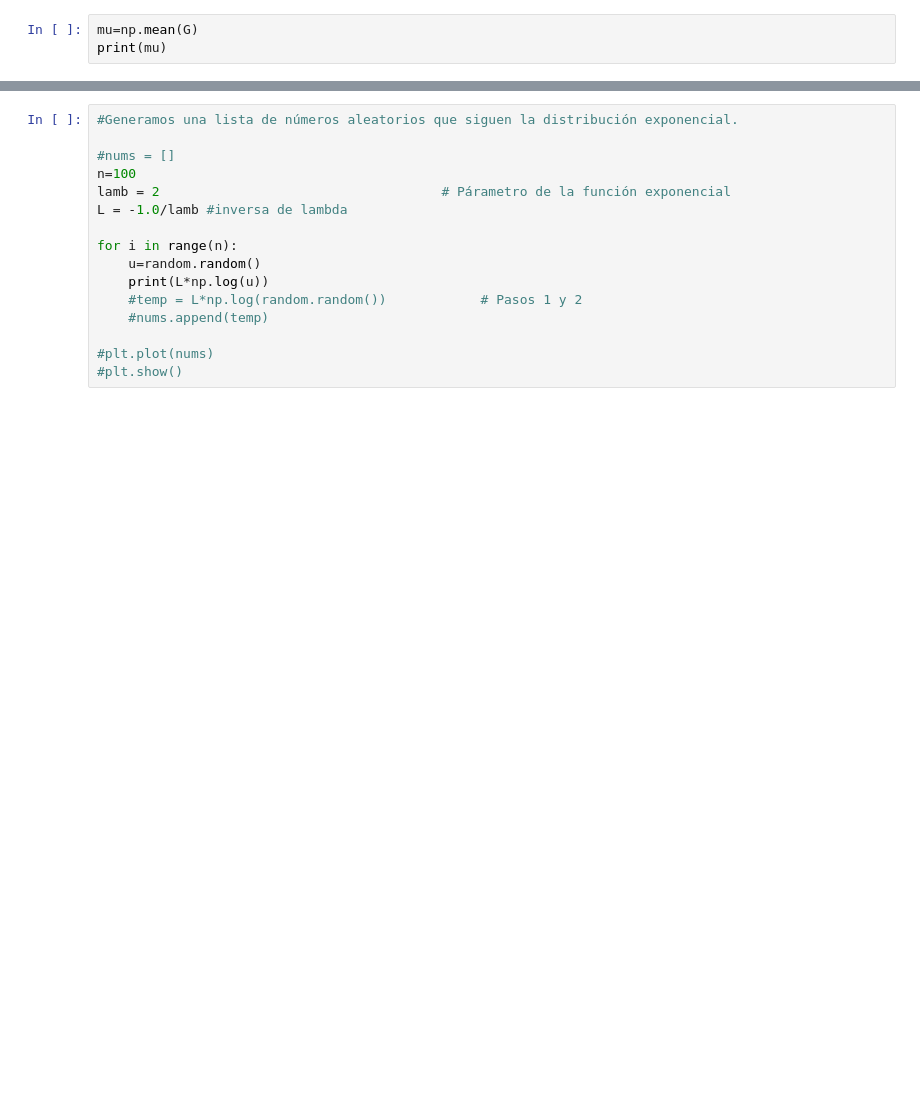
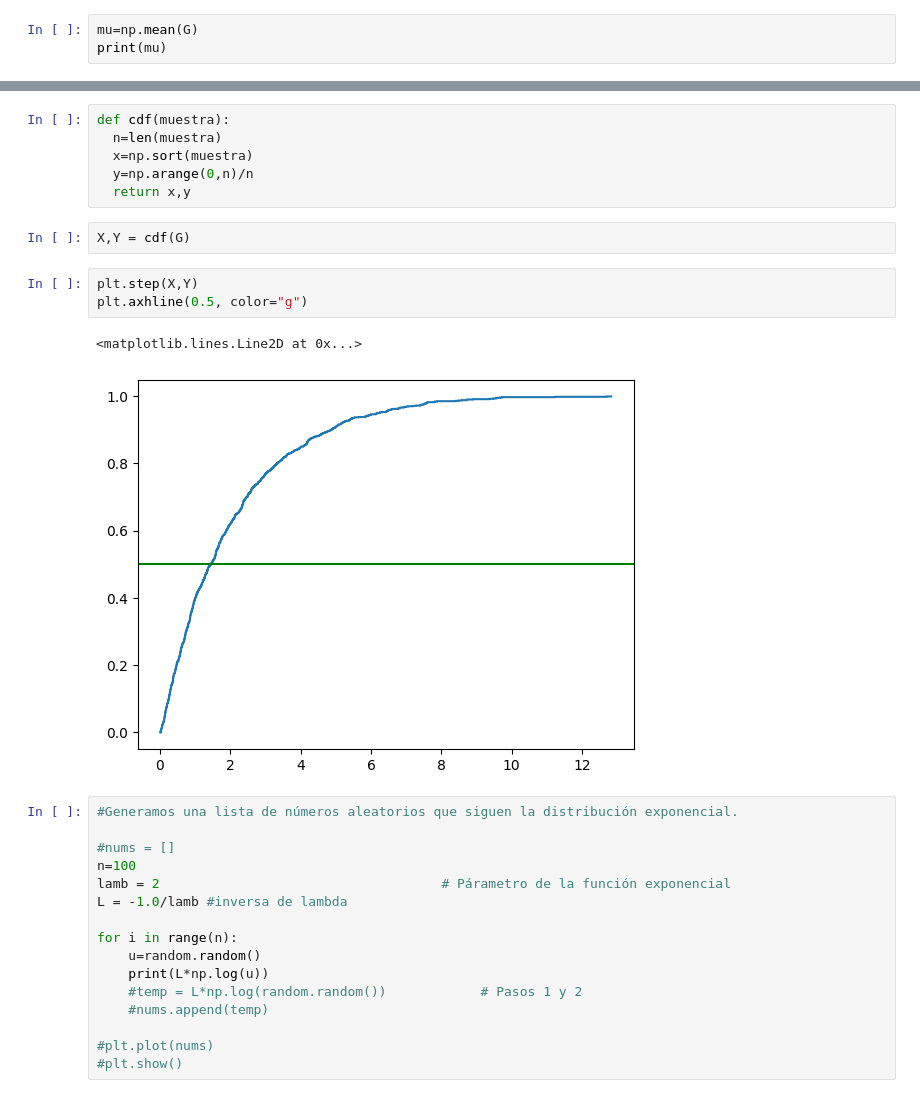
Before and after one commit to MartaPCastillo/Simulaci-n-I-, a Jupyter notebook: Ejercicios_Números_Aleatorios.ipynb, the cells around one changed output, grey strips where cells are left out. Drawn from its saved outputs; the diff is of its cells as text; blank space fills up the shorter version.

```diff
--- a/Ejercicios_Números_Aleatorios.ipynb
+++ b/Ejercicios_Números_Aleatorios.ipynb
@@ -484,3 +485,17 @@ plt.plot(G) #grafica la secuencia de números aleatorios
+# %%
+def cdf(muestra):
+  n=len(muestra)
+  x=np.sort(muestra)
+  y=np.arange(0,n)/n
+  return x,y
+# %%
+X,Y = cdf(G)
+# %%
+plt.step(X,Y)
+plt.axhline(0.5, color="g")
+# %% [output]
+<matplotlib.lines.Line2D at 0x...>
+[figure, added]
 # %%
 #Generamos una lista de números aleatorios que siguen la distribución exponencial.
 
```
Also changed, not shown: parts of 5 cells of this notebook.
